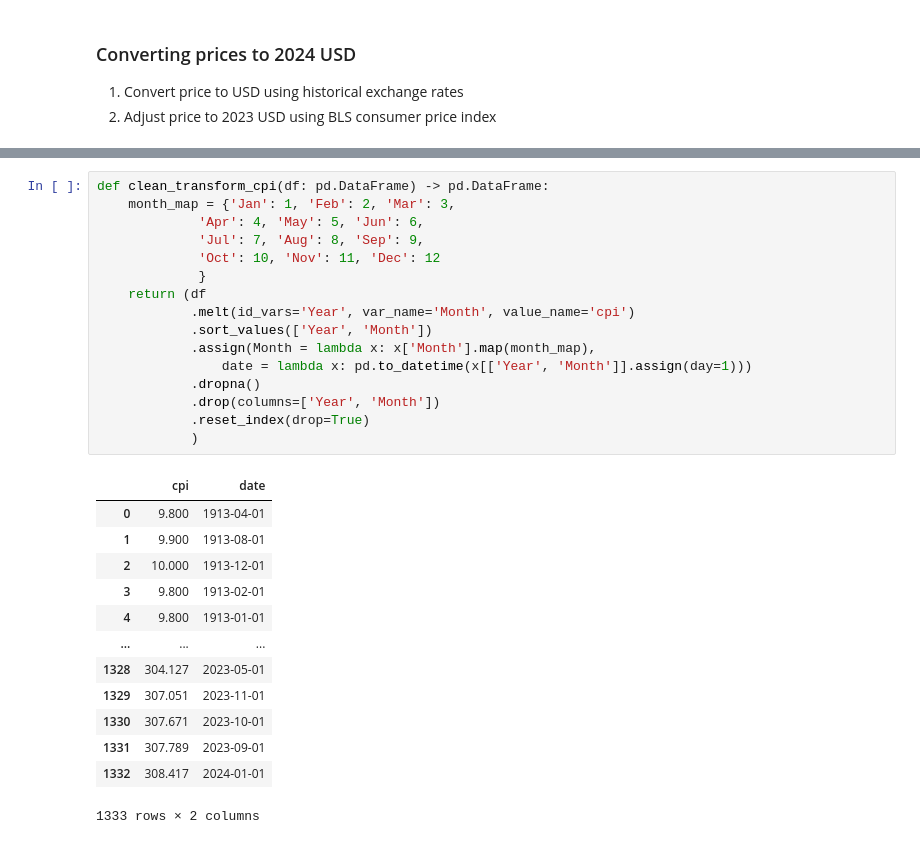
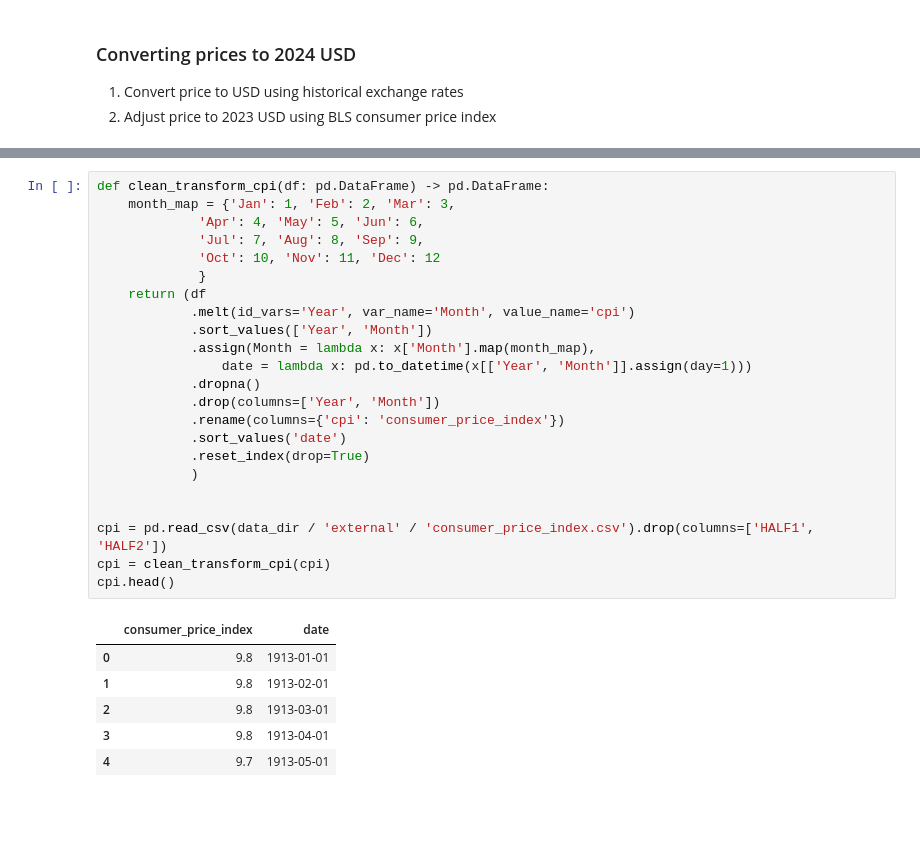
Before and after one commit to tynardone/coffee-reviews-analysis, a Jupyter notebook: notebooks/exploratory/01_data_cleaning.ipynb, the cells around one changed output, grey strips where cells are left out. Drawn from its saved outputs; the diff is of its cells as text; blank space fills up the shorter version.

Commit message:
price per in 2024 dollars

```diff
--- a/notebooks/exploratory/01_data_cleaning.ipynb
+++ b/notebooks/exploratory/01_data_cleaning.ipynb
@@ -238,30 +224,30 @@ cpi.head()
 # %%
 def clean_transform_cpi(df: pd.DataFrame) -> pd.DataFrame:
     month_map = {'Jan': 1, 'Feb': 2, 'Mar': 3,
              'Apr': 4, 'May': 5, 'Jun': 6,
              'Jul': 7, 'Aug': 8, 'Sep': 9,
              'Oct': 10, 'Nov': 11, 'Dec': 12
              }
     return (df
             .melt(id_vars='Year', var_name='Month', value_name='cpi')
             .sort_values(['Year', 'Month'])
             .assign(Month = lambda x: x['Month'].map(month_map),
                 date = lambda x: pd.to_datetime(x[['Year', 'Month']].assign(day=1)))
             .dropna()
             .drop(columns=['Year', 'Month'])
+            .rename(columns={'cpi': 'consumer_price_index'})
+            .sort_values('date')
             .reset_index(drop=True)
             )
+
+
+cpi = pd.read_csv(data_dir / 'external' / 'consumer_price_index.csv').drop(columns=['HALF1', 'HALF2'])
+cpi = clean_transform_cpi(cpi)
+cpi.head()
 # %% [output]
-|  | cpi | date |
-| 0 | 9.800 | 1913-04-01 |
-| 1 | 9.900 | 1913-08-01 |
-| 2 | 10.000 | 1913-12-01 |
-| 3 | 9.800 | 1913-02-01 |
-| 4 | 9.800 | 1913-01-01 |
-| ... | ... | ... |
-| 1328 | 304.127 | 2023-05-01 |
-| 1329 | 307.051 | 2023-11-01 |
-| 1330 | 307.671 | 2023-10-01 |
-| 1331 | 307.789 | 2023-09-01 |
-| 1332 | 308.417 | 2024-01-01 |
+|  | consumer_price_index | date |
+| 0 | 9.8 | 1913-01-01 |
+| 1 | 9.8 | 1913-02-01 |
+| 2 | 9.8 | 1913-03-01 |
+| 3 | 9.8 | 1913-04-01 |
+| 4 | 9.7 | 1913-05-01 |
-1333 rows × 2 columns
```
Also changed, not shown: parts of 11 cells of this notebook, 2 other files.
